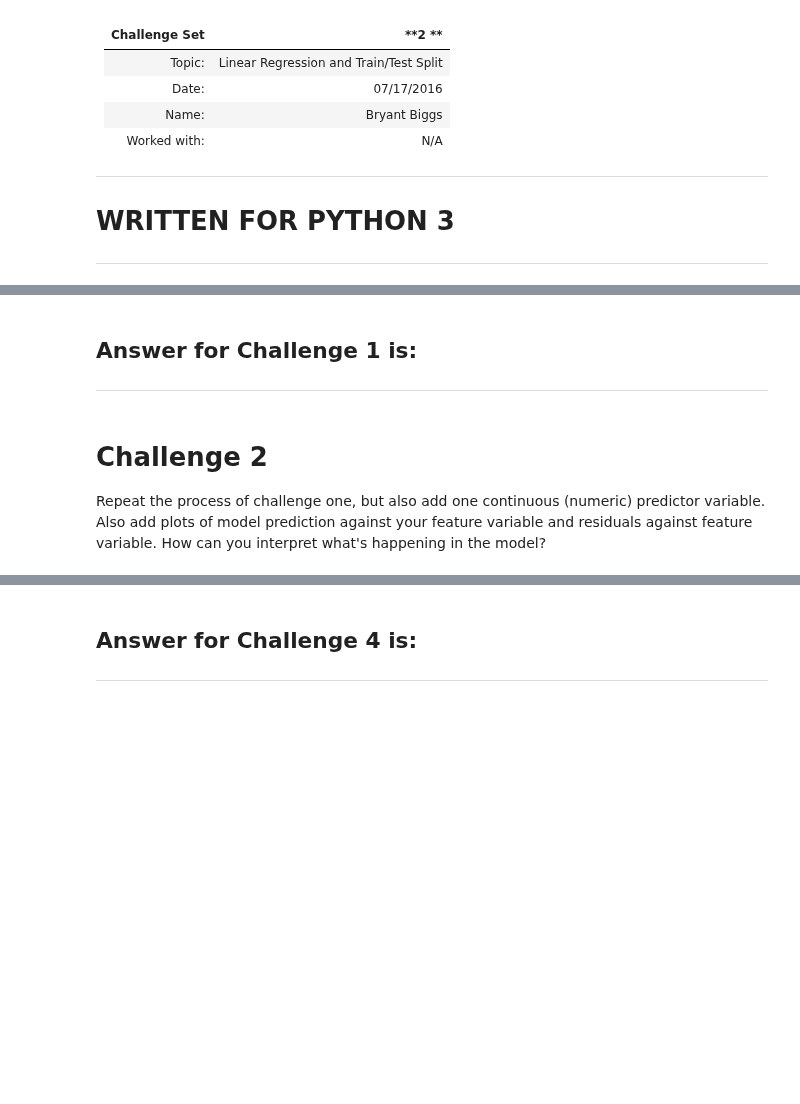
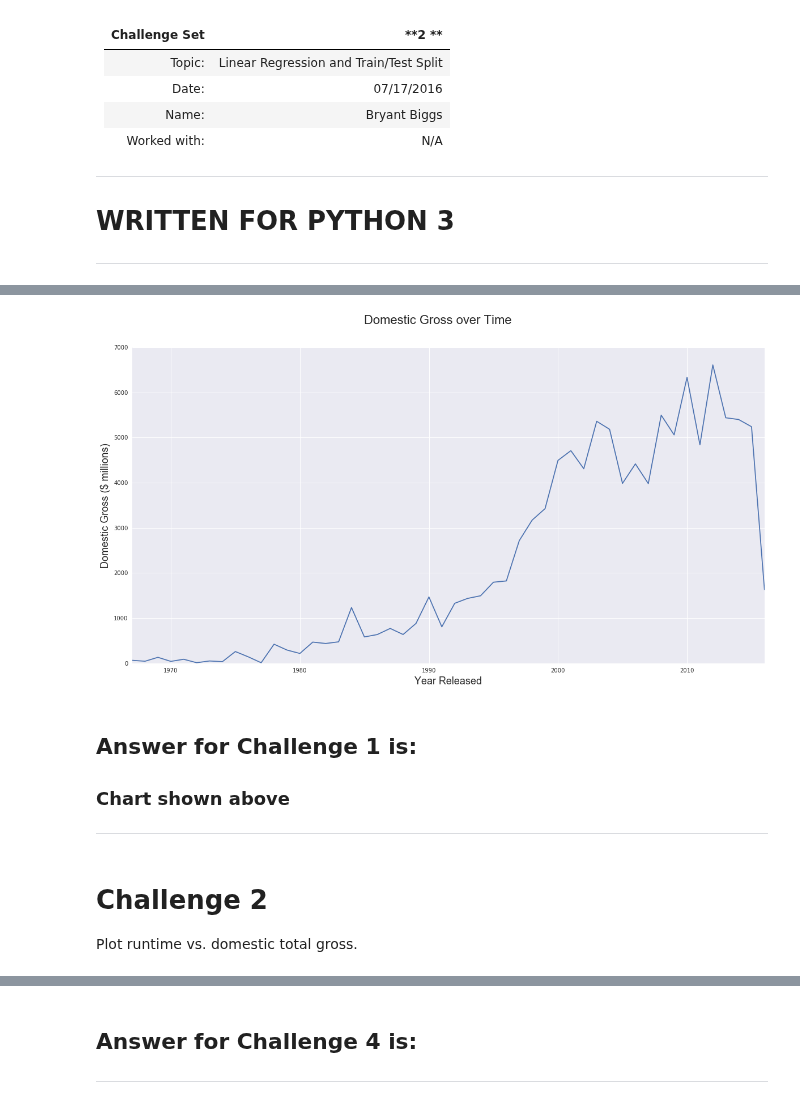
Before and after one commit to robinsones/dsp, a Jupyter notebook: challenges/submissions/02-luther1/bryant/bryant_02-luther1.ipynb, the cells around one changed output, grey strips where cells are left out. Saved outputs shown, nothing was run; the diff lists cells and outputs as text; code cells hidden in the pictures; blank space fills up the shorter version.

```diff
--- a/challenges/submissions/02-luther1/bryant/bryant_02-luther1.ipynb
+++ b/challenges/submissions/02-luther1/bryant/bryant_02-luther1.ipynb
@@ -20,7 +62,25 @@ Build a linear model that uses only a constant term (a column of ones) to predic
+# %%
+# group movies by year they were released within
+df_1['Year'] = pd.DatetimeIndex(df_1['Released']).year
+df_1A = df_1.groupby(['Year'])['Dom_Gross'].sum().reset_index()
+df_1A = df_1A.sort_values('Year')
+df_1A = df_1A.set_index(df_1A.Year)
+# %%
+# easier to see trend when grouped by year released
+plt.figure(figsize=(20,10))
+plt.suptitle('Domestic Gross over Time',fontsize=22)
+plt.ylabel('Domestic Gross ($ millions)',fontsize=18)
+plt.xlabel('Year Released',fontsize=18)
+plt.xlim(1967,2016)
+sns.set_style("darkgrid")
+plt.plot(df_1A.Year, df_1A.Dom_Gross)
+plt.show()
+# %% [output]
+[figure, added]
 # %% [markdown]
 ## Answer for Challenge 1 is:
-###
+### Chart shown above
 ___
-# %% [markdown]
-# Challenge 2
-Repeat the process of challenge one, but also add one continuous (numeric) predictor variable. Also add plots of model prediction against your feature variable and residuals against feature variable. How can you interpret what's happening in the model?
+# %% [markdown]
+# Challenge 2
+Plot runtime vs. domestic total gross.
```
Also changed, not shown: parts of 22 cells of this notebook.
